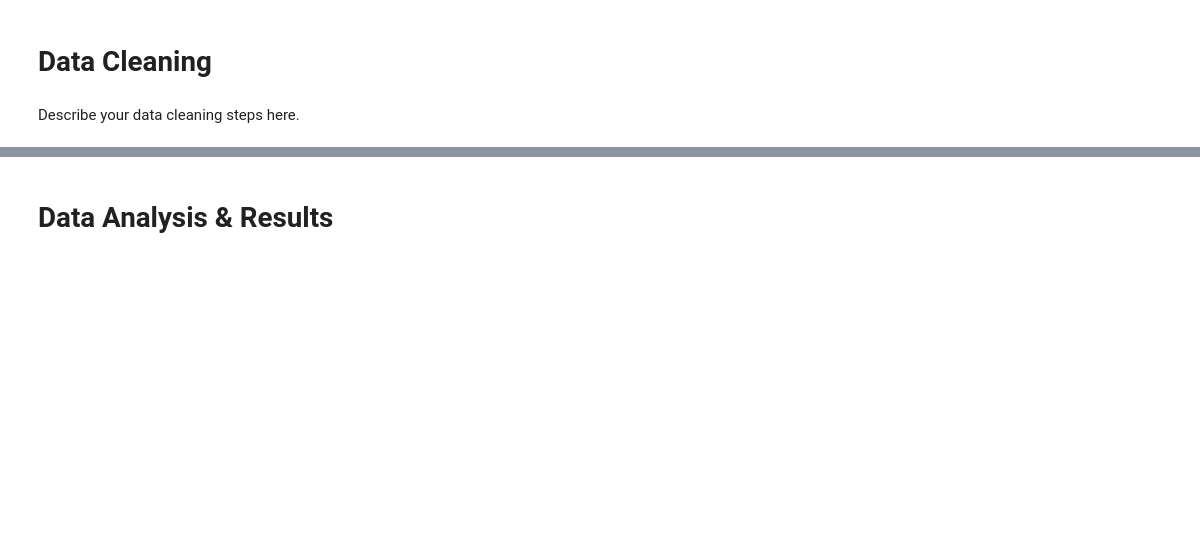
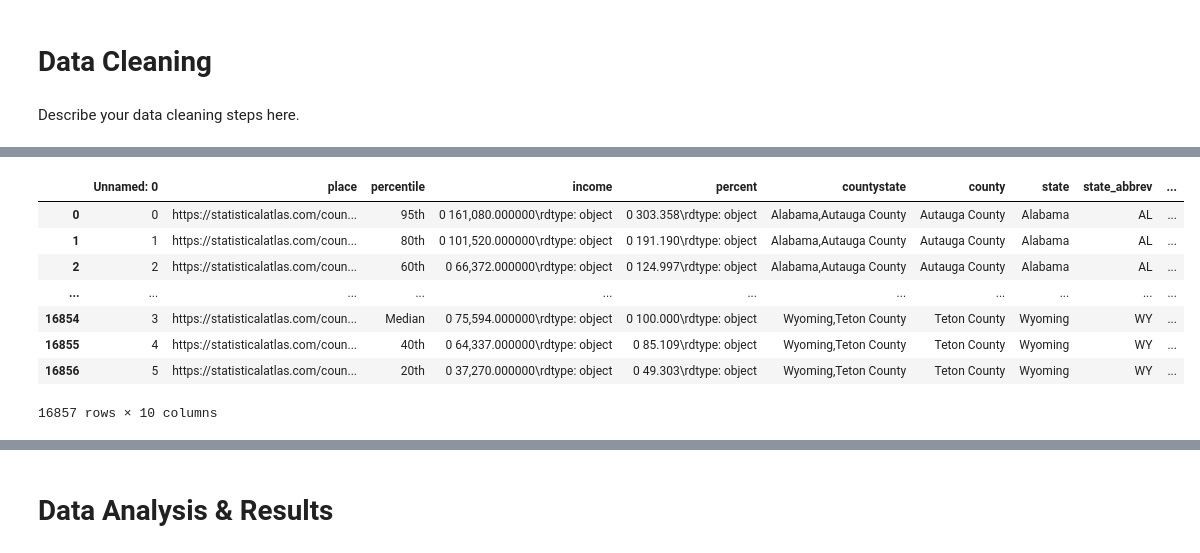
Before and after one commit to ewinterstorm/cogs108_finalproject, a Jupyter notebook: FinalProject.ipynb, the cells around one changed output, grey strips where cells are left out. Cells and saved outputs as stored; diff of their text form; code cells hidden in the pictures; blank space fills up the shorter version.

```diff
--- a/FinalProject.ipynb
+++ b/FinalProject.ipynb
@@ -72,0 +105,5 @@ Describe your data cleaning steps here.
+# %%
+# Extract county and state from url
+df_county_income['countystate'] = df_county_income['place'].str.extract("county/(.*)/")
+df_county_income['countystate'] = df_county_income['countystate'].str.replace("/", ",")
+df_county_income['countystate']
@@ -72,0 +119,4 @@ Describe your data cleaning steps here.
+# %%
+# Remove dash in between county names
+df_county_income['countystate'] = df_county_income['countystate'].str.replace("-", " ")
+df_county_income['countystate']
@@ -72,0 +132,4 @@ Describe your data cleaning steps here.
+# %%
+# Extract county
+df_county_income['county'] = df_county_income['countystate'].str.extract(",(.*)")
+df_county_income['county']
@@ -72,0 +145,4 @@ Describe your data cleaning steps here.
+# %%
+# Extract state
+df_county_income['state'] = df_county_income['countystate'].str.extract("(.*),")
+df_county_income['state']
@@ -72,0 +225,14 @@ Describe your data cleaning steps here.
+# %%
+# Combine county and state abbreviation into one column called "county_name"
+df_county_income['county_name'] = df_county_income['county'] + ', ' + df_county_income['state_abbrev']
+df_county_income
+# %% [output]
+|  | Unnamed: 0 | place | percentile | income | percent | countystate | county | state | state_abbrev | ... |
+| 0 | 0 | https://statisticalatlas.com/coun... | 95th | 0 161,080.000000\rdtype: object | 0 303.358\rdtype: object | Alabama,Autauga County | Autauga County | Alabama | AL | ... |
+| 1 | 1 | https://statisticalatlas.com/coun... | 80th | 0 101,520.000000\rdtype: object | 0 191.190\rdtype: object | Alabama,Autauga County | Autauga County | Alabama | AL | ... |
+| 2 | 2 | https://statisticalatlas.com/coun... | 60th | 0 66,372.000000\rdtype: object | 0 124.997\rdtype: object | Alabama,Autauga County | Autauga County | Alabama | AL | ... |
+| ... | ... | ... | ... | ... | ... | ... | ... | ... | ... | ... |
+| 16854 | 3 | https://statisticalatlas.com/coun... | Median | 0 75,594.000000\rdtype: object | 0 100.000\rdtype: object | Wyoming,Teton County | Teton County | Wyoming | WY | ... |
+| 16855 | 4 | https://statisticalatlas.com/coun... | 40th | 0 64,337.000000\rdtype: object | 0 85.109\rdtype: object | Wyoming,Teton County | Teton County | Wyoming | WY | ... |
+| 16856 | 5 | https://statisticalatlas.com/coun... | 20th | 0 37,270.000000\rdtype: object | 0 49.303\rdtype: object | Wyoming,Teton County | Teton County | Wyoming | WY | ... |
+16857 rows × 10 columns
```
Also changed, not shown: parts of 18 cells of this notebook.
